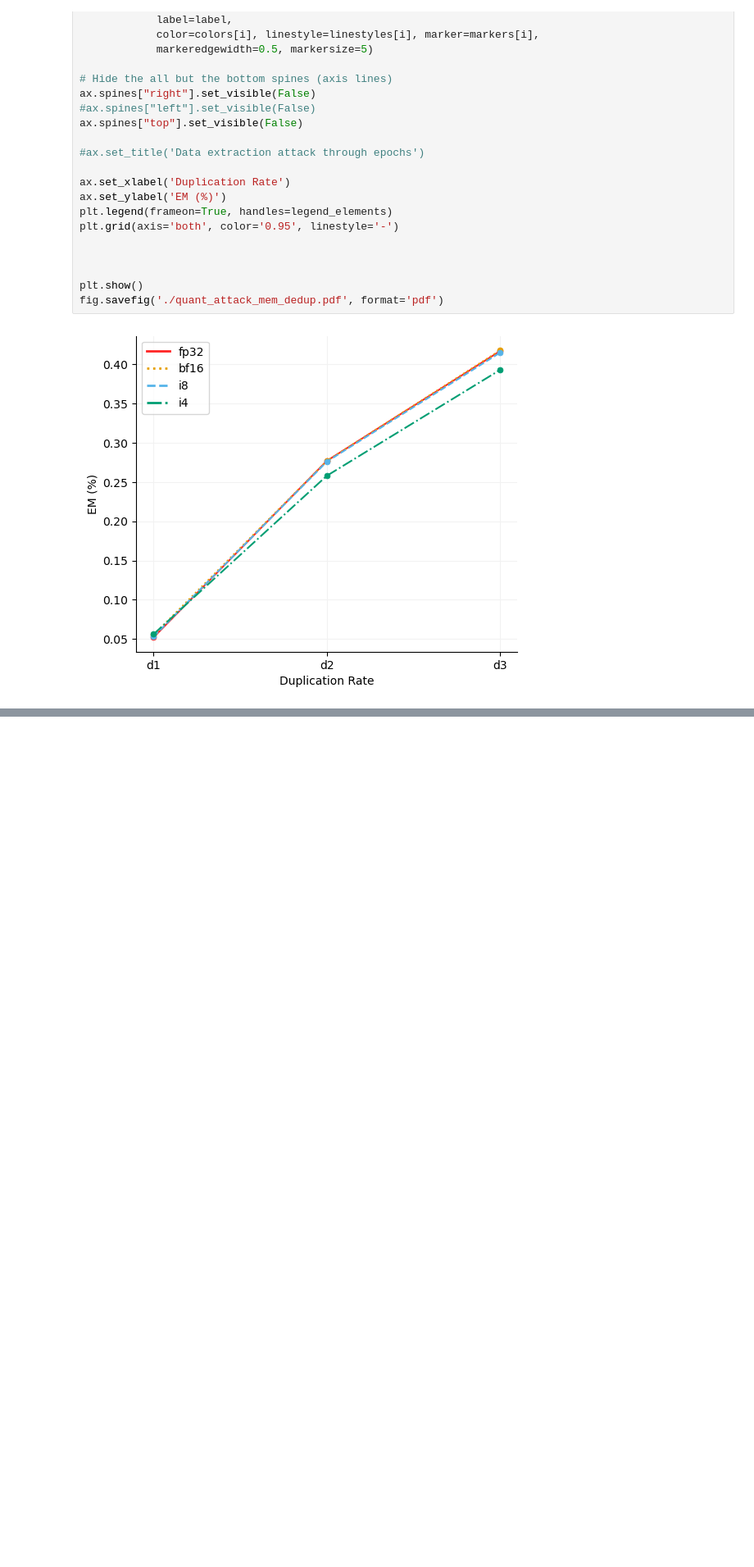
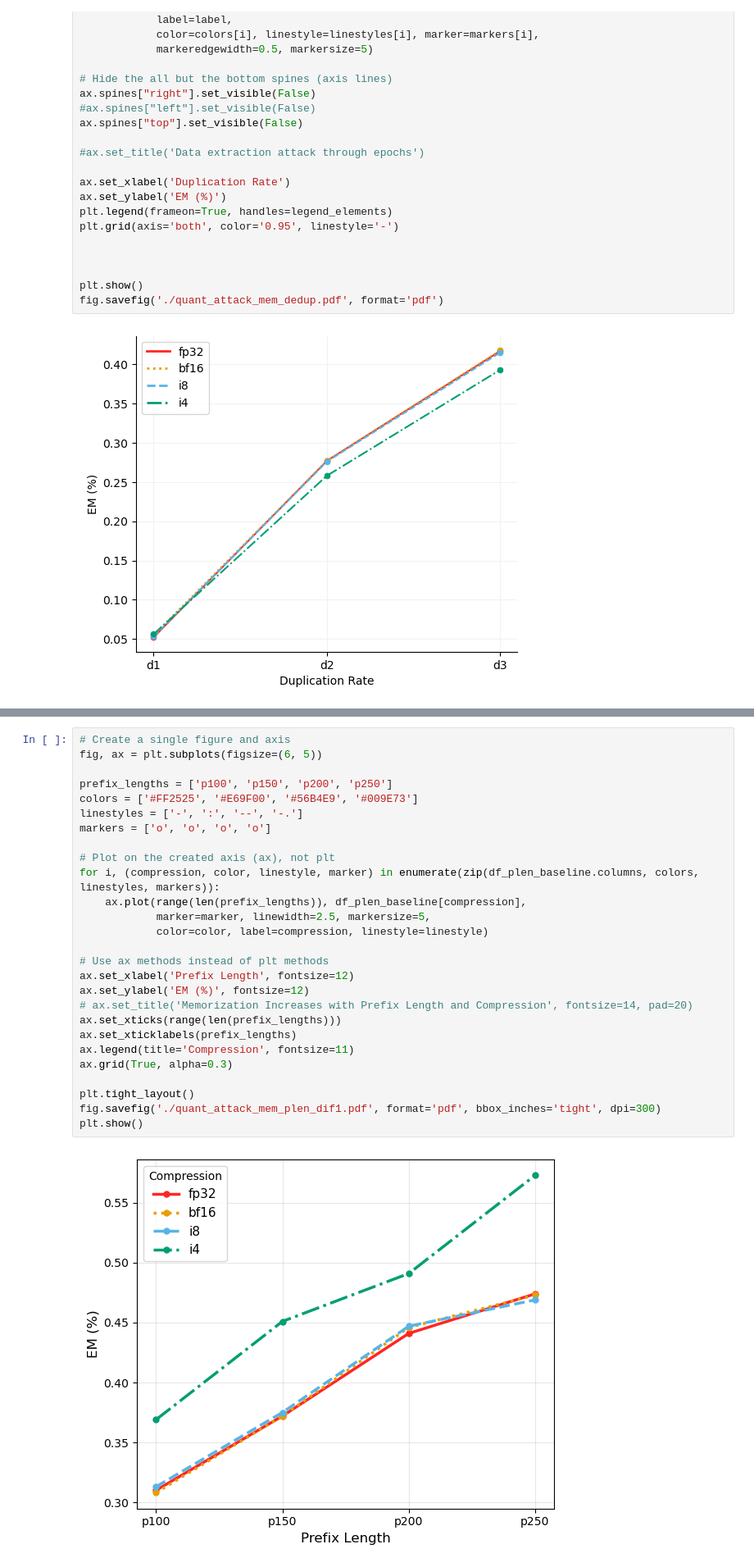
Before and after one commit to AISE-TUDelft/LLM4Code-memtune-ext, a Jupyter notebook: experiments/quantization/memorization/results/results_mem.ipynb, the cells around one changed output, grey strips where cells are left out. Shown: that part at 82% size. Saved outputs shown, nothing was run; the diff lists cells and outputs as text; blank space fills up the shorter version.

```diff
--- a/experiments/quantization/memorization/results/results_mem.ipynb
+++ b/experiments/quantization/memorization/results/results_mem.ipynb
@@ -547,0 +819,29 @@ fig.savefig('./quant_attack_mem_dedup.pdf', format='pdf')
+# %%
+# Create a single figure and axis
+fig, ax = plt.subplots(figsize=(6, 5))
+
+prefix_lengths = ['p100', 'p150', 'p200', 'p250']
+colors = ['#FF2525', '#E69F00', '#56B4E9', '#009E73']
+linestyles = ['-', ':', '--', '-.']
+markers = ['o', 'o', 'o', 'o']
+
+# Plot on the created axis (ax), not plt
+for i, (compression, color, linestyle, marker) in enumerate(zip(df_plen_baseline.columns, colors, linestyles, markers)):
+    ax.plot(range(len(prefix_lengths)), df_plen_baseline[compression],
+            marker=marker, linewidth=2.5, markersize=5,
+            color=color, label=compression, linestyle=linestyle)
+
+# Use ax methods instead of plt methods
+ax.set_xlabel('Prefix Length', fontsize=12)
+ax.set_ylabel('EM (%)', fontsize=12)
+# ax.set_title('Memorization Increases with Prefix Length and Compression', fontsize=14, pad=20)
+ax.set_xticks(range(len(prefix_lengths)))
+ax.set_xticklabels(prefix_lengths)
+ax.legend(title='Compression', fontsize=11)
+ax.grid(True, alpha=0.3)
+
+plt.tight_layout()
+fig.savefig('./quant_attack_mem_plen_dif1.pdf', format='pdf', bbox_inches='tight', dpi=300)
+plt.show()
+# %% [output]
+[figure, added]
```
Also changed, not shown: parts of 19 cells of this notebook, 20 other files.
